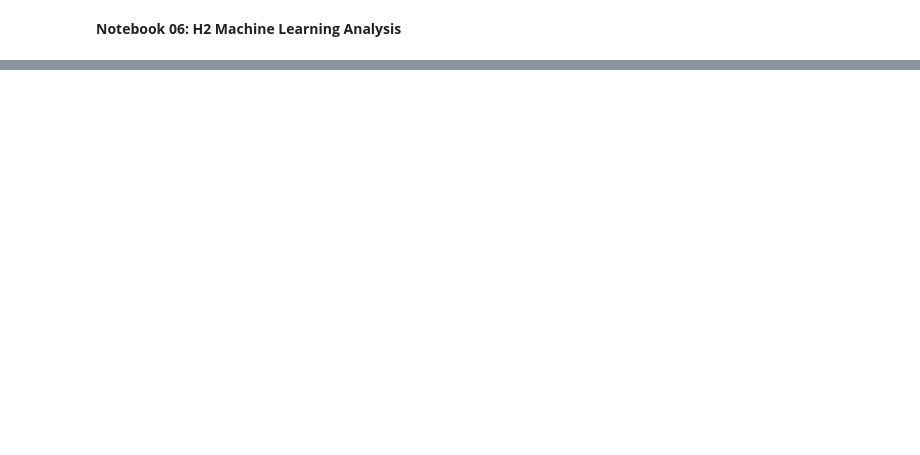
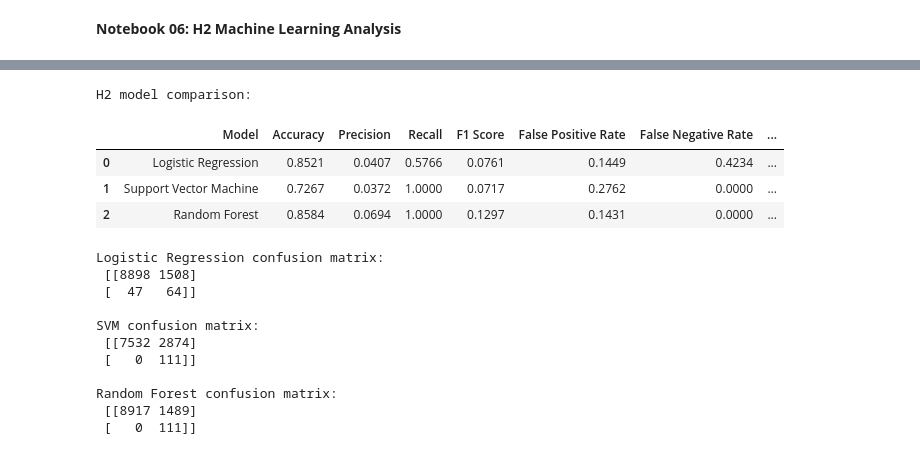
Before and after one commit to LaToshaCyberEngineer/Aviation-Baggage-Cybersecurity-Research, a Jupyter notebook: 00_Notebooks/06_Praxis_H2_Machine_Learning_Analysis.ipynb, the cells around one changed output, grey strips where cells are left out. Drawn from its saved outputs; the diff is of its cells as text; code cells hidden in the pictures; blank space fills up the shorter version.

```diff
--- a/00_Notebooks/06_Praxis_H2_Machine_Learning_Analysis.ipynb
+++ b/00_Notebooks/06_Praxis_H2_Machine_Learning_Analysis.ipynb
@@ -1735,0 +424,64 @@ Based on the highest spoofing detection accuracy among the three models, the res
+# %%
+# Step 8: Evaluate and compare the H2 models
+
+# Load the evaluation tools
+from sklearn.metrics import accuracy_score, precision_score, recall_score, f1_score, confusion_matrix
+
+# Use the same calculation for each model
+def evaluate_model(model_name, actual_values, predicted_values):
+    # Count the correct and incorrect predictions
+    tn, fp, fn, tp = confusion_matrix(actual_values, predicted_values).ravel()
+
+    # Calculate accuracy, precision, recall, and F1 score
+    accuracy = accuracy_score(actual_values, predicted_values)
+    precision = precision_score(actual_values, predicted_values, zero_division=0)
+    recall = recall_score(actual_values, predicted_values, zero_division=0)
+    f1 = f1_score(actual_values, predicted_values, zero_division=0)
+
+    # Calculate the false positive rate
+    false_positive_rate = fp / (fp + tn) if fp + tn > 0 else 0
+
+    # Calculate the false negative rate
+    false_negative_rate = fn / (fn + tp) if fn + tp > 0 else 0
+
+    # Record the results for this model
+    return {
+        "Model": model_name, "Accuracy": accuracy, "Precision": precision,
+        "Recall": recall, "F1 Score": f1,
+        "False Positive Rate": false_positive_rate,
+        "False Negative Rate": false_negative_rate,
+        "True Negatives": tn, "False Positives": fp,
+        "False Negatives": fn, "True Positives": tp
+    }
+
+# Check the three models using the same measures
+logistic_results = evaluate_model("Logistic Regression", y_test, logistic_predictions)
+svm_results = evaluate_model("Support Vector Machine", y_test, svm_predictions)
+random_forest_results = evaluate_model("Random Forest", y_test, random_forest_predictions)
+
+# Create the model comparison table
+h2_model_comparison = pd.DataFrame([logistic_results, svm_results, random_forest_results])
+print("H2 model comparison:")
+display(h2_model_comparison.round(4))
+
+# Review the confusion matrices
+print("\nLogistic Regression confusion matrix:\n", confusion_matrix(y_test, logistic_predictions))
+print("\nSVM confusion matrix:\n", confusion_matrix(y_test, svm_predictions))
+print("\nRandom Forest confusion matrix:\n", confusion_matrix(y_test, random_forest_predictions))
+# %% [output]
+H2 model comparison:
+|  | Model | Accuracy | Precision | Recall | F1 Score | False Positive Rate | False Negative Rate | ... |
+| 0 | Logistic Regression | 0.8521 | 0.0407 | 0.5766 | 0.0761 | 0.1449 | 0.4234 | ... |
+| 1 | Support Vector Machine | 0.7267 | 0.0372 | 1.0000 | 0.0717 | 0.2762 | 0.0000 | ... |
+| 2 | Random Forest | 0.8584 | 0.0694 | 1.0000 | 0.1297 | 0.1431 | 0.0000 | ... |
+Logistic Regression confusion matrix:
+ [[8898 1508]
+ [  47   64]]
+
+SVM confusion matrix:
+ [[7532 2874]
+ [   0  111]]
+
+Random Forest confusion matrix:
+ [[8917 1489]
+ [   0  111]]
```
Also changed, not shown: parts of 42 cells of this notebook, 40 other files.
